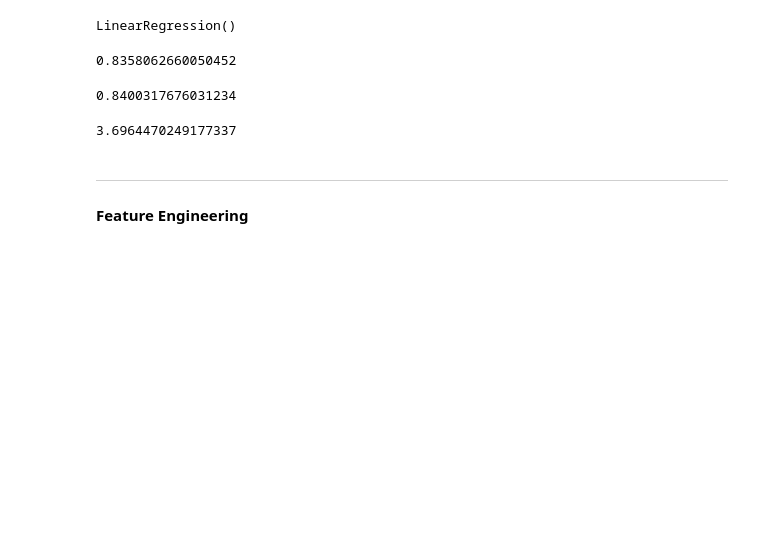
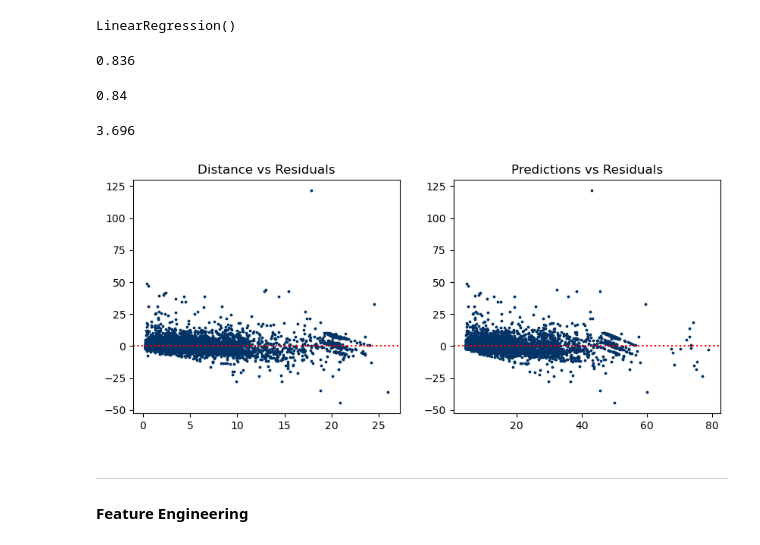
Before and after one commit to luis-ulloa/Ride_BigApple, a Jupyter notebook: code/03_Pre-Processing_and_Modeling.ipynb, the cells around one changed output. Saved outputs shown, nothing was run; the diff lists cells and outputs as text; code cells hidden in the pictures; blank space fills up the shorter version.

```diff
--- a/code/03_Pre-Processing_and_Modeling.ipynb
+++ b/code/03_Pre-Processing_and_Modeling.ipynb
@@ -448,27 +439,43 @@ Index(['geodesic_distance', 'p_0', 'p_1', 'p_2', 'p_3', 'p_4', 'd_0', 'd_1',
        'd_2', 'd_3', 'd_4'],
       dtype='object')
 # %%
-X_train, X_test, y_train, y_test = train_test_split(X, y, random_state = 1976)
+X_train3, X_test3, y_train3, y_test3 = train_test_split(X3, y3, random_state = 1976)
 # %%
 lr3 = LinearRegression()
 # %%
-lr3.fit(X_train, y_train)
+lr3.fit(X_train3, y_train3)
 # %% [output]
 LinearRegression()
 # %%
-lr3.score(X_train, y_train)
+round(lr3.score(X_train3, y_train3), 3)
 # %% [output]
-0.8358062660050452
+0.836
 # %%
-lr3.score(X_test, y_test)
+round(lr3.score(X_test3, y_test3), 3)
 # %% [output]
-0.8400317676031234
+0.84
 # %%
-y_preds = lr3.predict(X_test)
+y_preds3 = lr3.predict(X_test3)
 # %%
-root_mean_squared_error(y_test, y_preds)
+round(root_mean_squared_error(y_test3, y_preds3), 3)
 # %% [output]
-3.6964470249177337
+3.696
+# %%
+resids3 = y_test3 - y_preds3
+# %%
+plt.figure(figsize = (10, 4))
+plot1 = plt.subplot(1, 2, 1)
+plot2 = plt.subplot(1, 2, 2)
+
+plot1.scatter(X_test3['geodesic_distance'], resids3, s = 3, color = '#003366')
+plot1.set_title('Distance vs Residuals')
+plot1.axhline(0, color = '#ff0000', linestyle = ':')
+
+plot2.scatter(y_preds3, resids3, s = 3, color = '#003366')
+plot2.set_title('Predictions vs Residuals')
+plot2.axhline(0, color = '#ff0000', linestyle = ':');
+# %% [output]
+[figure, added]
 # %% [markdown]
 ----
 #### **Feature Engineering**
```
Also changed, not shown: parts of 120 cells of this notebook.
